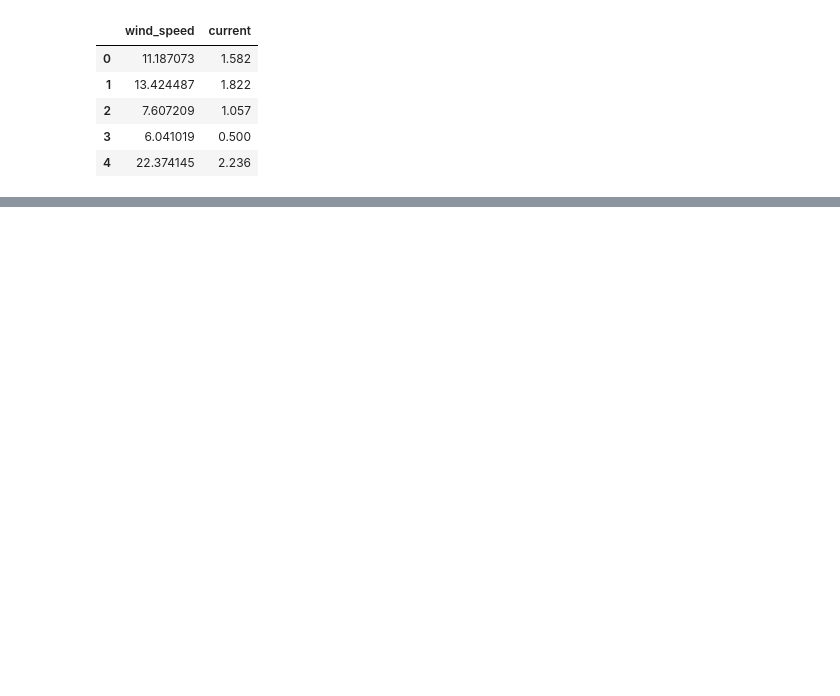
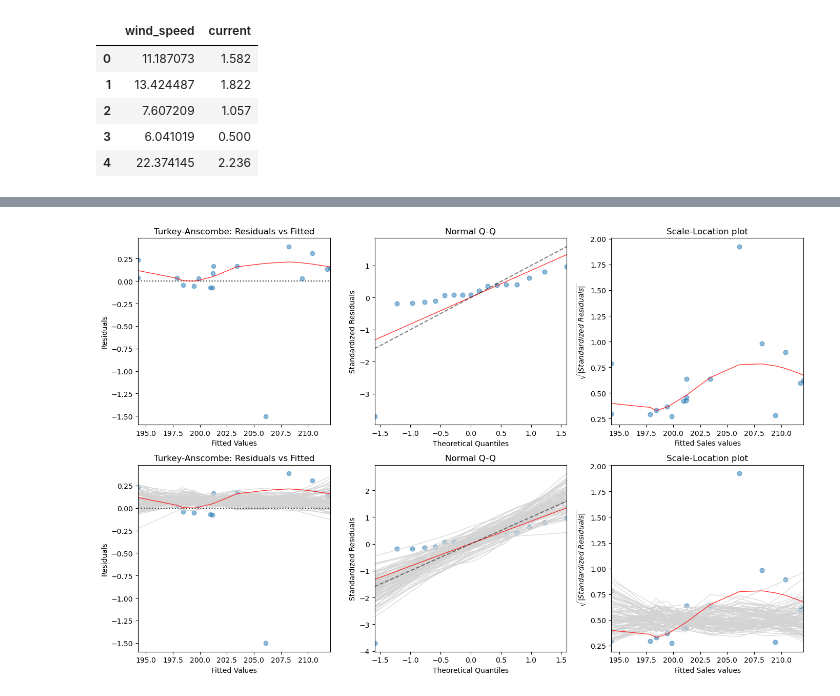
Before and after one commit to justinmeckmann1/STAT, a Jupyter notebook: SW02/exercises/sw_02.ipynb, the cells around one changed output, grey strips where cells are left out. Saved outputs shown, nothing was run; the diff lists cells and outputs as text; code cells hidden in the pictures; blank space fills up the shorter version.

```diff
--- a/SW02/exercises/sw_02.ipynb
+++ b/SW02/exercises/sw_02.ipynb
@@ -42,0 +115,3 @@ plt.show()
+# %%
+data = pd.read_csv('./data/forbes.csv')
+data.head()
@@ -42,0 +125,21 @@ plt.show()
+# %%
+x = 100 * np.log(data["pressure"]) # or whatever transformation you need
+y = data["y"]
+x_sm = sm.add_constant(x)
+model = sm.OLS(y, x_sm).fit()
+fig = plt.figure(figsize = (14,9))
+fig = get_residual_plots(model, fig)
+plt.show()
+
+# Analysis of the residual plots:
+# Tukey-Anscombe: The smoothing linie zeigt ein nicht linearies verhalten streut sich nicht um die Null-Linie, was darauf hinweist, dass der Erwartungswert nicht = 0 ist.
+# Jedoch liegt die Linie grauen Bereich des samplings und zeigt somit keine Beweise, dass das Modul nicht passt.
+#
+# Die residuen folgen bis auf ein Ausreissen einer Normalverteilung. Aufgrund dessen, gibt es Hinweise deführ, dass die Residuen nicht normalverteilt sind.
+#
+# Scale-Location: Die smoothing line zeigt eine Wellenform, die jedoch nicht im grauen Bereich des samplings liegt. Somit liegend Hinweise vor, dass die
+# Varianz der Residuen nicht konstant ist.
+#
+# Conclusion: Das Modell passt nicht.
+# %% [output]
+[figure, added]
```
Also changed, not shown: parts of 14 cells of this notebook, 2 other files.
